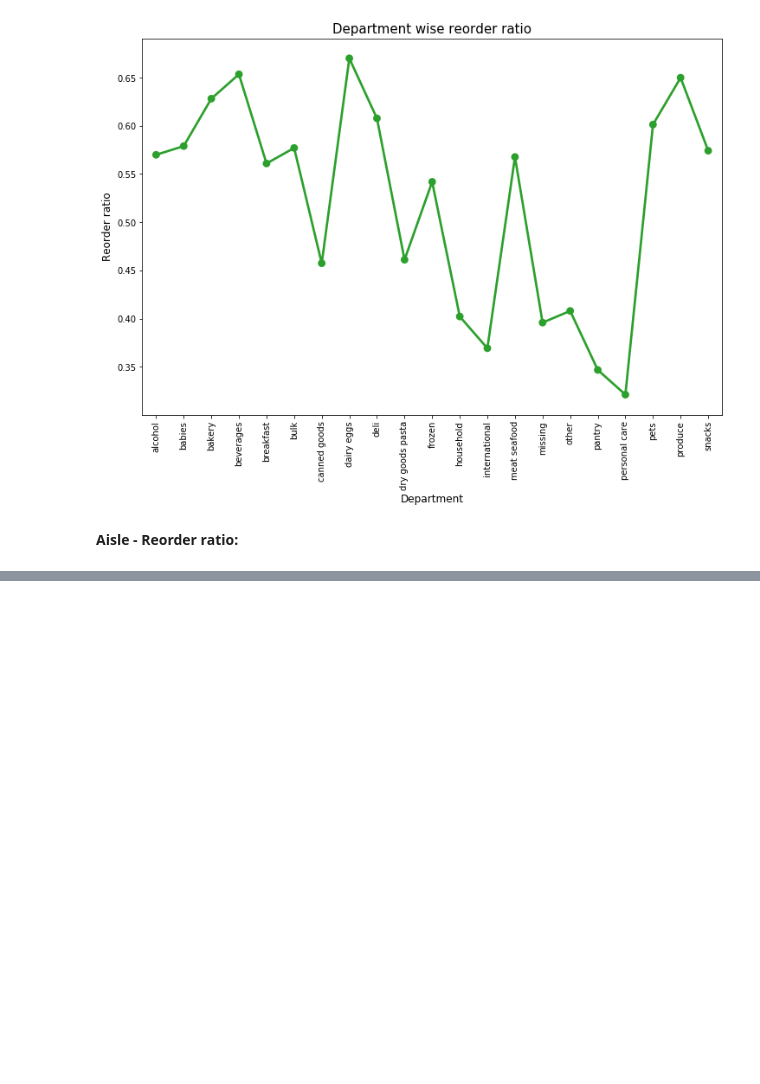
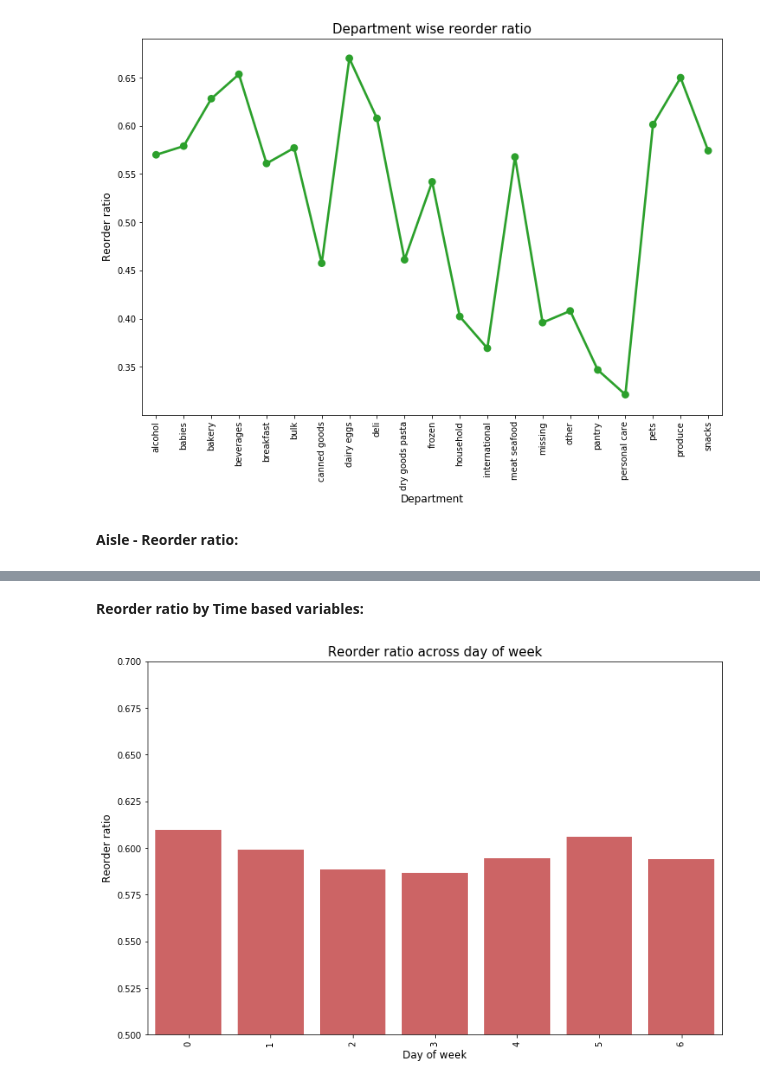
Before and after one commit to suhyun-cho/Dive-to-Kaggle, a Jupyter notebook: Instacart Market Basket Analysis/Simple Exploration.ipynb, the cells around one changed output, grey strips where cells are left out. Saved outputs shown, nothing was run; the diff lists cells and outputs as text; code cells hidden in the pictures; blank space fills up the shorter version.

```diff
--- a/Instacart Market Basket Analysis/Simple Exploration.ipynb
+++ b/Instacart Market Basket Analysis/Simple Exploration.ipynb
@@ -312,0 +357,16 @@ plt.show()
+# %% [markdown]
+**Reorder ratio by Time based variables:**
+# %%
+order_products_train_df = pd.merge(order_products_train_df, orders_df, on='order_id', how='left')
+grouped_df = order_products_train_df.groupby(["order_dow"])["reordered"].aggregate("mean").reset_index()
+
+plt.figure(figsize=(12,8))
+sns.barplot(grouped_df['order_dow'].values, grouped_df['reordered'].values, alpha=0.8, color=color[3])
+plt.ylabel('Reorder ratio', fontsize=12)
+plt.xlabel('Day of week', fontsize=12)
+plt.title("Reorder ratio across day of week", fontsize=15)
+plt.xticks(rotation='vertical')
+plt.ylim(0.5, 0.7)
+plt.show()
+# %% [output]
+[figure, added]
```
Also changed, not shown: parts of 8 cells of this notebook.
